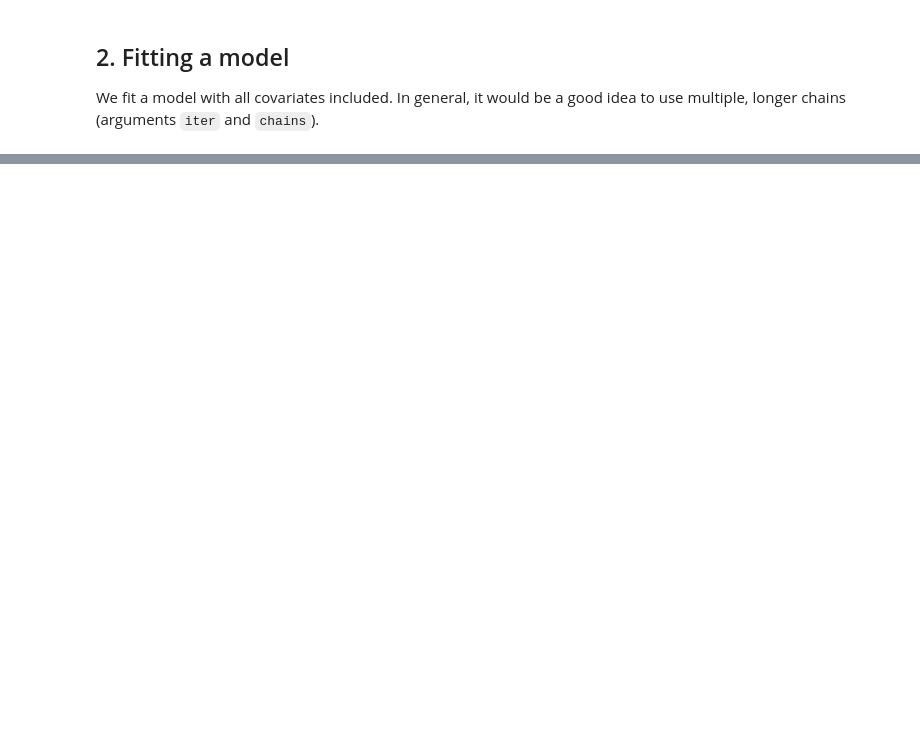
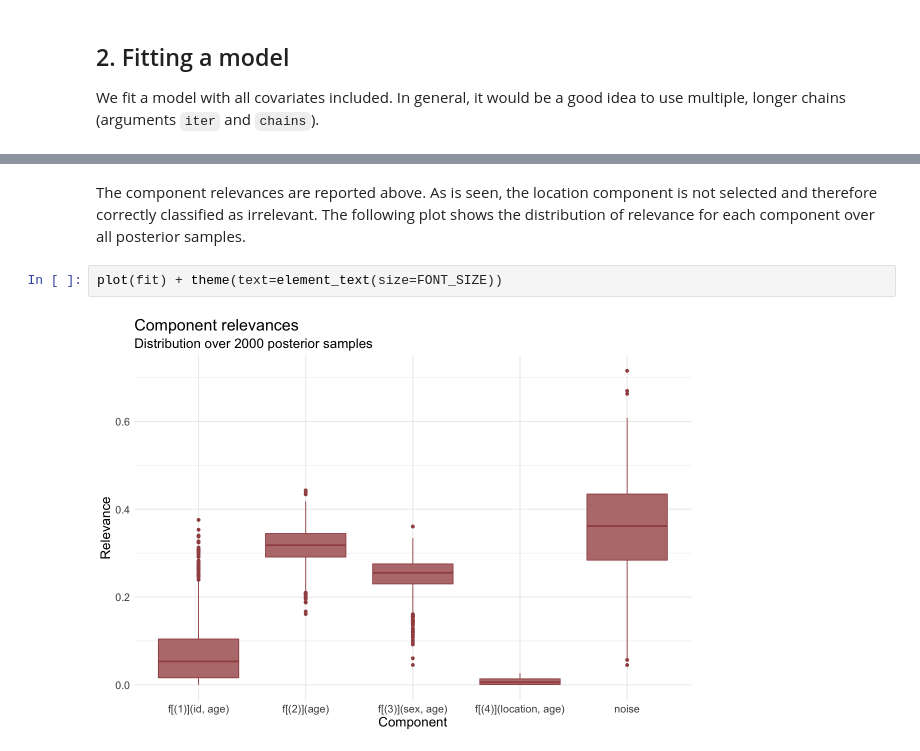
Before and after one commit to jtimonen/lgpr-usage, a Jupyter notebook: notebooks/basic.ipynb, the cells around one changed output, grey strips where cells are left out. Drawn from its saved outputs; the diff is of its cells as text; blank space fills up the shorter version.

```diff
--- a/notebooks/basic.ipynb
+++ b/notebooks/basic.ipynb
@@ -84,0 +107,6 @@ plot_posterior_y(fit, PRED) + theme(text=element_text(size=FONT_SIZE))
+# %% [markdown]
+The component relevances are reported above. As is seen, the location component is not selected and therefore correctly classified as irrelevant. The following plot shows the distribution of relevance for each component over all posterior samples.
+# %%
+plot(fit) + theme(text=element_text(size=FONT_SIZE))
+# %% [output]
+[figure, added]
```
Also changed, not shown: parts of 15 cells of this notebook, 6 other files.
